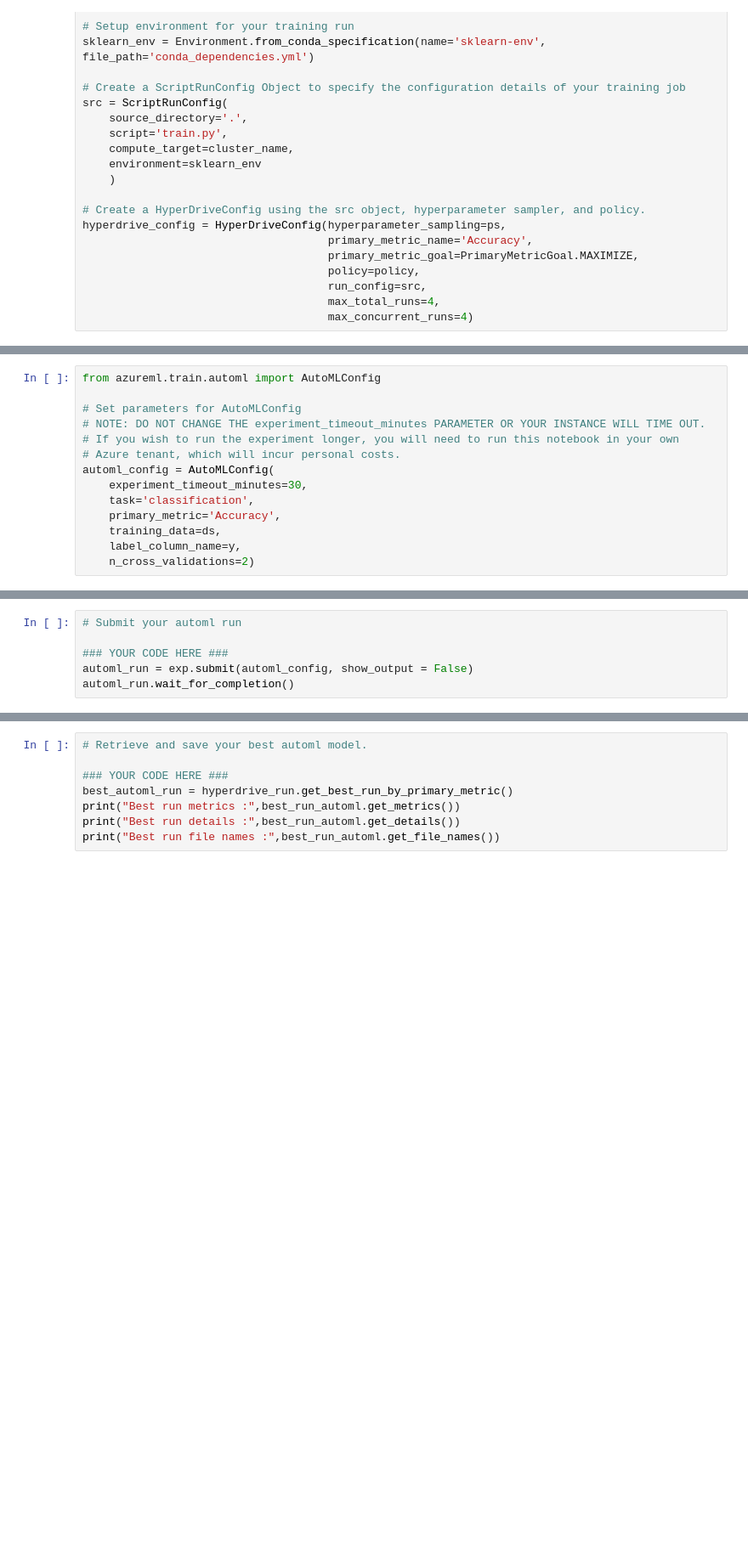
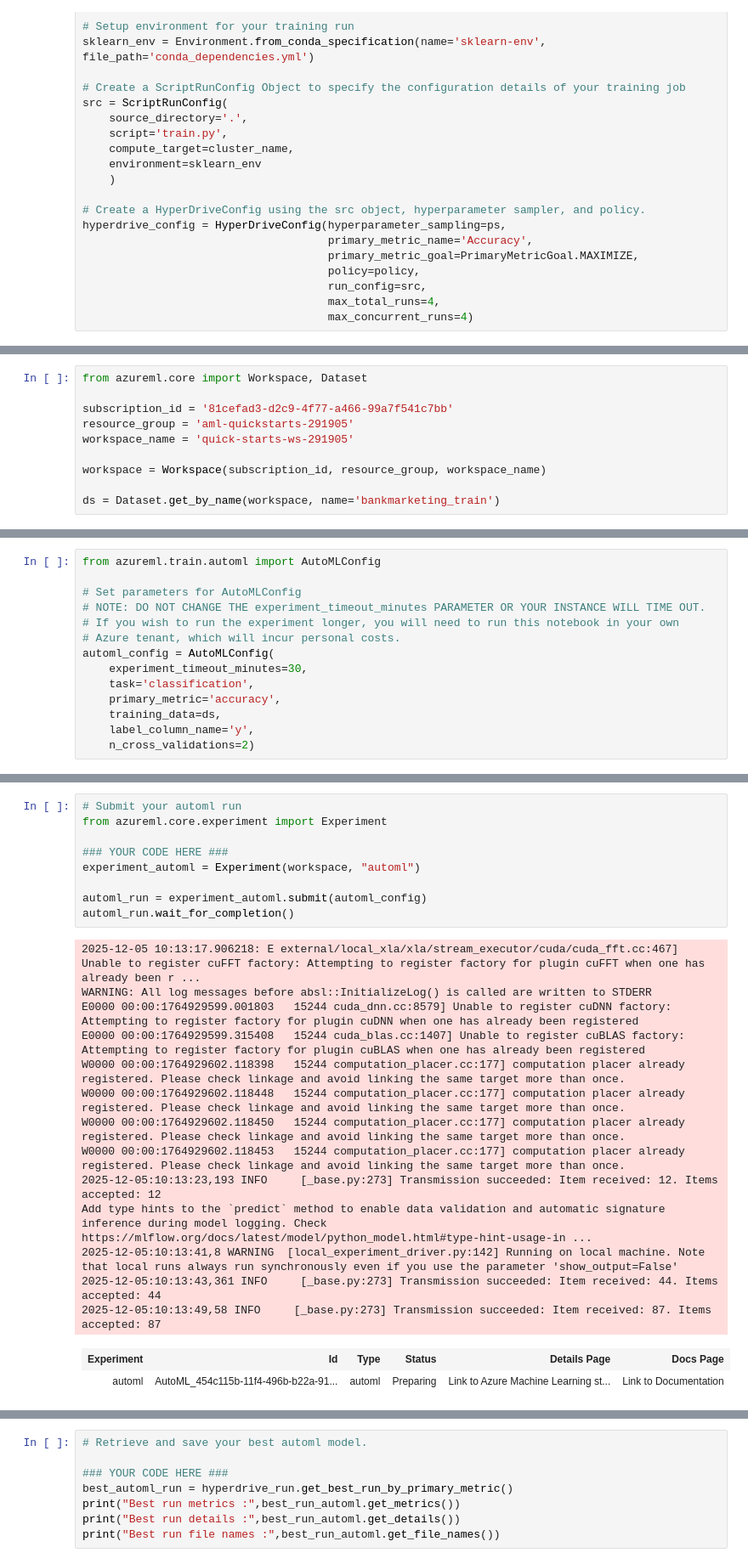
Before and after one commit to onuroezcelik/nd00333_AZMLND_Optimizing_a_Pipeline_in_Azure-Starter_Files, a Jupyter notebook: udacity-project.ipynb, the cells around one changed output, grey strips where cells are left out. Shown: that part at 85% size. Cells and saved outputs as stored; diff of their text form; blank space fills up the shorter version.

```diff
--- a/udacity-project.ipynb
+++ b/udacity-project.ipynb
@@ -104,3 +189,13 @@ x, y = clean_data(ds)
+# %%
+from azureml.core import Workspace, Dataset
+
+subscription_id = '81cefad3-d2c9-4f77-a466-99a7f541c7bb'
+resource_group = 'aml-quickstarts-291905'
+workspace_name = 'quick-starts-ws-291905'
+
+workspace = Workspace(subscription_id, resource_group, workspace_name)
+
+ds = Dataset.get_by_name(workspace, name='bankmarketing_train')
 # %%
 from train import clean_data
 
@@ -116,7 +244,7 @@ from azureml.train.automl import AutoMLConfig
 automl_config = AutoMLConfig(
     experiment_timeout_minutes=30,
     task='classification',
-    primary_metric='Accuracy',
+    primary_metric='accuracy',
     training_data=ds,
-    label_column_name=y,
+    label_column_name='y',
     n_cross_validations=2)
@@ -123,6 +312,25 @@ automl_config = AutoMLConfig(
 # %%
 # Submit your automl run
+from azureml.core.experiment import Experiment
 
 ### YOUR CODE HERE ###
-automl_run = exp.submit(automl_config, show_output = False)
+experiment_automl = Experiment(workspace, "automl")
+
+automl_run = experiment_automl.submit(automl_config)
 automl_run.wait_for_completion()
+# %% [output]
+2025-12-05 10:13:17.906218: E external/local_xla/xla/stream_executor/cuda/cuda_fft.cc:467] Unable to register cuFFT factory: Attempting to register factory for plugin cuFFT when one has already been r ...
+WARNING: All log messages before absl::InitializeLog() is called are written to STDERR
+E0000 00:00:1764929599.001803   15244 cuda_dnn.cc:8579] Unable to register cuDNN factory: Attempting to register factory for plugin cuDNN when one has already been registered
+E0000 00:00:1764929599.315408   15244 cuda_blas.cc:1407] Unable to register cuBLAS factory: Attempting to register factory for plugin cuBLAS when one has already been registered
+W0000 00:00:1764929602.118398   15244 computation_placer.cc:177] computation placer already registered. Please check linkage and avoid linking the same target more than once.
+W0000 00:00:1764929602.118448   15244 computation_placer.cc:177] computation placer already registered. Please check linkage and avoid linking the same target more than once.
+W0000 00:00:1764929602.118450   15244 computation_placer.cc:177] computation placer already registered. Please check linkage and avoid linking the same target more than once.
+W0000 00:00:1764929602.118453   15244 computation_placer.cc:177] computation placer already registered. Please check linkage and avoid linking the same target more than once.
+2025-12-05:10:13:23,193 INFO     [_base.py:273] Transmission succeeded: Item received: 12. Items accepted: 12
+Add type hints to the `predict` method to enable data validation and automatic signature inference during model logging. Check https://mlflow.org/docs/latest/model/python_model.html#type-hint-usage-in ...
+2025-12-05:10:13:41,8 WARNING  [local_experiment_driver.py:142] Running on local machine. Note that local runs always run synchronously even if you use the parameter 'show_output=False'
+2025-12-05:10:13:43,361 INFO     [_base.py:273] Transmission succeeded: Item received: 44. Items accepted: 44
+2025-12-05:10:13:49,58 INFO     [_base.py:273] Transmission succeeded: Item received: 87. Items accepted: 87
+| Experiment | Id | Type | Status | Details Page | Docs Page |
+| automl | AutoML_454c115b-11f4-496b-b22a-91... | automl | Preparing | Link to Azure Machine Learning st... | Link to Documentation |
```
Also changed, not shown: parts of 14 cells of this notebook, 2 other files.
